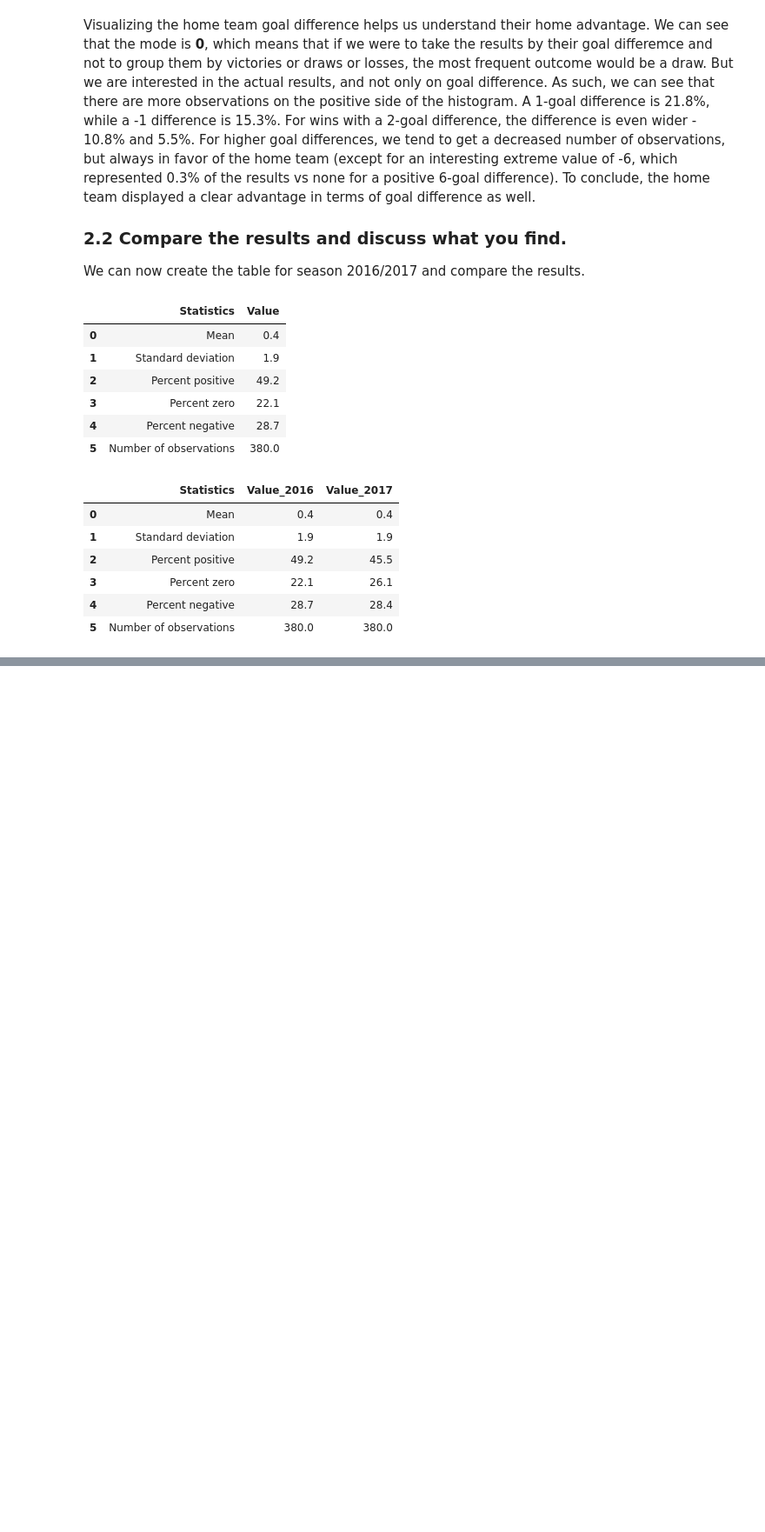
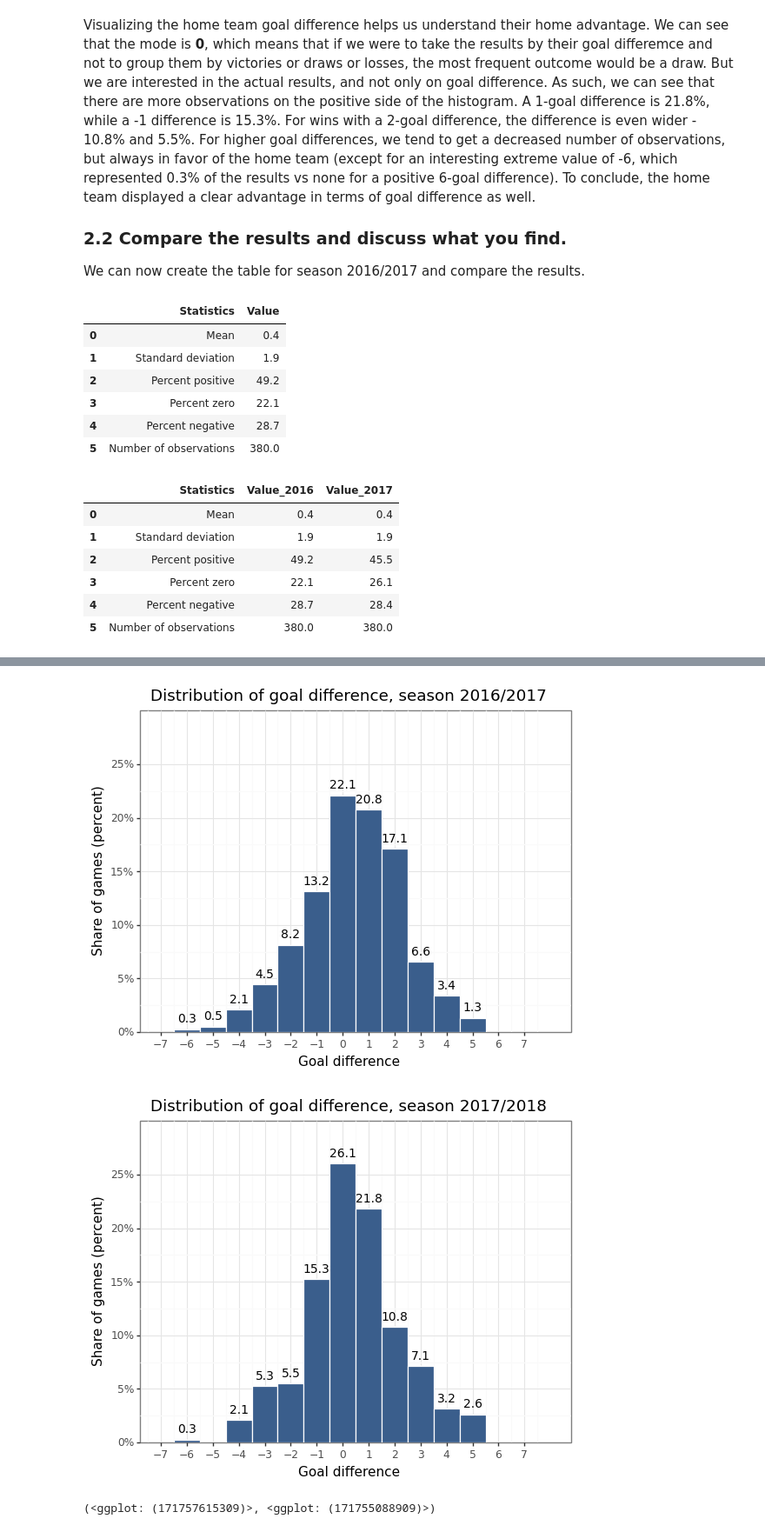
Before and after one commit to felipesebben/bk_data_analysis_studies, a Jupyter notebook: da_data_exercises/ch03-exploratory_data_analysis/03-football_home_adv_EDA/03-football_home_adv_EDA.ipynb, the cells around one changed output, grey strips where cells are left out. Shown at 87% size. Drawn from its saved outputs; the diff is of its cells as text; code cells hidden in the pictures; blank space fills up the shorter version.

```diff
--- a/da_data_exercises/ch03-exploratory_data_analysis/03-football_home_adv_EDA/03-football_home_adv_EDA.ipynb
+++ b/da_data_exercises/ch03-exploratory_data_analysis/03-football_home_adv_EDA/03-football_home_adv_EDA.ipynb
@@ -178,0 +182,45 @@ pd.merge(summary_2016, summary_2017, on="Statistics", how="inner", suffixes=("_2
+# %%
+# First histogram, 2016
+plot_2016 = ggplot(football_2016, aes(x="home_goaladv", y="stat(count)/sum(stat(count))")) + geom_histogram(
+    fill=color[0], color="white", binwidth=1,
+) + geom_text(
+    aes(label="[round(x,1) for x in stat(count)/sum(stat(count))*100]"),
+    stat="count",
+    size=10,
+    nudge_y=0.01,
+) + labs(
+    x="Goal difference", y="Share of games (percent)"
+) + scale_x_continuous(
+    expand=(0.05, 0.05), limits=(-7, 8), breaks=seq(-7, 8, by=1)
+) + scale_y_continuous(
+    expand=(0, 0),
+    limits=(0, 0.30),
+    breaks=seq(0, 0.30, by=0.05),
+    labels=percent_format(),
+) + theme_bw() + ggtitle("Distribution of goal difference, season 2016/2017")
+
+# Second histogram, 2017
+plot_2017 = ggplot(football_2017, aes(x="home_goaladv", y="stat(count)/sum(stat(count))")) + geom_histogram(
+    fill=color[0], color="white", binwidth=1,
+) + geom_text(
+    aes(label="[round(x,1) for x in stat(count)/sum(stat(count))*100]"),
+    stat="count",
+    size=10,
+    nudge_y=0.01,
+) + labs(
+    x="Goal difference", y="Share of games (percent)"
+) + scale_x_continuous(
+    expand=(0.05, 0.05), limits=(-7, 8), breaks=seq(-7, 8, by=1)
+) + scale_y_continuous(
+    expand=(0, 0),
+    limits=(0, 0.30),
+    breaks=seq(0, 0.30, by=0.05),
+    labels=percent_format(),
+) + theme_bw() + ggtitle("Distribution of goal difference, season 2017/2018")
+
+# Create a grid of subplots and plot the histograms side by side
+plot_2016, plot_2017
+# %% [output]
+[figure, added]
+[figure, added]
+(<ggplot: (171757615309)>, <ggplot: (171755088909)>)
```
Also changed, not shown: parts of 4 cells of this notebook, 1 other file.
